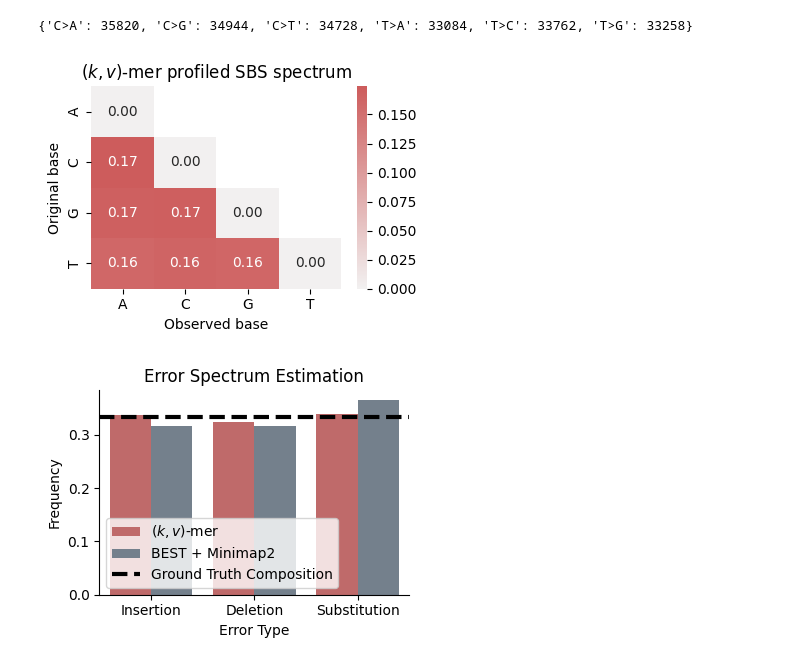
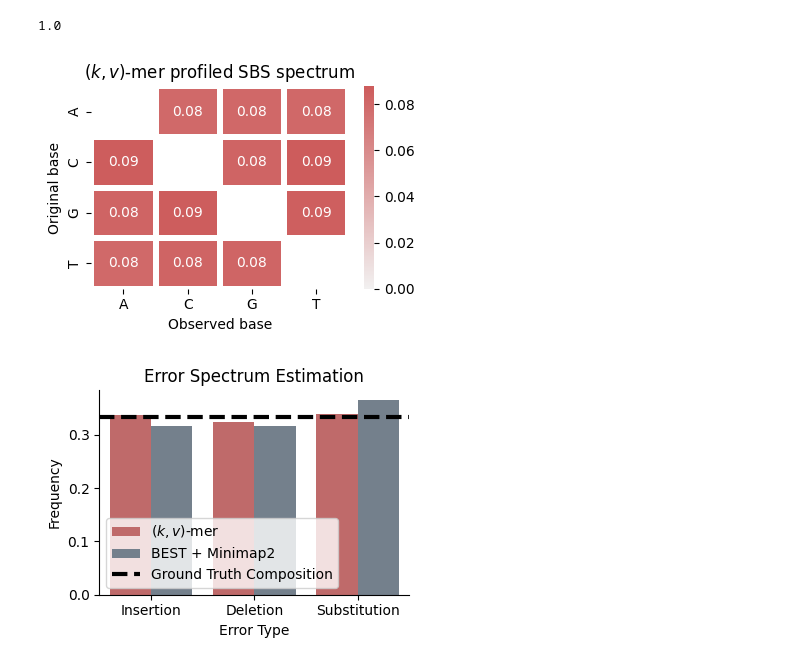
Before and after one commit to GZHoffie/skiver-test, a Jupyter notebook: experiments/error_spectrum/plot_results.ipynb, the cells around one changed output. Drawn from its saved outputs; the diff is of its cells as text; code cells hidden in the pictures.

Commit message:
Error spectrum and friends

```diff
--- a/experiments/error_spectrum/plot_results.ipynb
+++ b/experiments/error_spectrum/plot_results.ipynb
@@ -2,38 +2,34 @@
 import pandas as pd
 import numpy as np
 
-kvmer_spectrum = "../../output/coverage_dependence/Ecoli_K12_MG1655_depth_128_id_96_exp_1.csv"
-minimap_result = "../../output/coverage_dependence_map/Ecoli_K12_MG1655_depth_128_id_96.summary_identity_stats.csv"
+kvmer_spectrum = "../../output/error_spectrum/kvmer_output.csv"
+minimap_result = "../../output/error_spectrum/Ecoli_K12_MG1655_depth_128_id_96.summary_identity_stats.csv"
 
 kvmer_df = pd.read_csv(kvmer_spectrum)
 minimap_df = pd.read_csv(minimap_result)
 
+#cols = ["A", "C", "G", "T", "-"]
+cols = ["A", "C", "G", "T"]
+bases = ["A", "C", "G", "T"]
 
-def get_kvmer_sbs6_spectrum(df):
-    sbs = ["C>A", "C>G", "C>T", "T>A", "T>C", "T>G"]
-    bases = ["A", "C", "G", "T"]
-    reverse_complement = {"A": "T", "T": "A", "C": "G", "G": "C"}
 
-    spectrum = {s: 0 for s in sbs}
-    for s in sbs:
+
+spectrum_df = pd.read_csv(kvmer_spectrum)
+
+spectrum_matrix = np.zeros((4, 4))
+for from_base in cols:
+    for to_base in cols:
         for prev_base in bases:
             for next_base in bases:
-                for s in sbs:
-                    key = f"{prev_base}[{s}]{next_base}"
-                    spectrum[s] += df[key].item()
+                if from_base == to_base:
+                    continue
+                key = f"{prev_base}[{from_base}>{to_base}]{next_base}"
+                spectrum_matrix[cols.index(from_base), cols.index(to_base)] += spectrum_df[key].item()
 
-    print(spectrum)
+# Normalize
+spectrum_matrix /= spectrum_matrix.sum()
+print(spectrum_matrix.sum())
 
-    # Into a DataFrame for heatmap plotting
-    matrix = np.zeros((4, 4))
-    base_to_idx = {base: idx for idx, base in enumerate(bases)}
-    for s in sbs:
-        orig_base, sub_base = s.split(">")
-        matrix[base_to_idx[orig_base], base_to_idx[sub_base]] += spectrum[s]
-        matrix[base_to_idx[reverse_complement[orig_base]], base_to_idx[reverse_complement[sub_base]]] += spectrum[s]
-
-
-    return matrix
 
 def get_kvmer_error_type_spectrum(df):
     # insertion, deletion, substitution
@@ -46,40 +42,41 @@ def get_kvmer_error_type_spectrum(df):
         elif ">" in col:
             spectrum["Substitution"] += df[col].item()
 
     return spectrum
 
 def get_minimap_error_type_spectrum(df):
     spectrum = {"Insertion": 0, "Deletion": 0, "Substitution": 0}
     spectrum["Insertion"] += df["non_hp_ins_per_kbp"].sum()
     spectrum["Insertion"] += df["hp_ins_per_kbp"].sum()
     spectrum["Deletion"] += df["non_hp_del_per_kbp"].sum()
     spectrum["Deletion"] += df["hp_del_per_kbp"].sum()
     spectrum["Substitution"] += df["mismatches_per_kbp"].sum()
     return spectrum
 
-kvmer_sbs6_spectrum = get_kvmer_sbs6_spectrum(kvmer_df)
+
 kvmer_error_type_spectrum = get_kvmer_error_type_spectrum(kvmer_df)
 minimap_error_type_spectrum = get_minimap_error_type_spectrum(minimap_df)
 
 # Plot the heatmap of sbs6 spectrum
 import seaborn as sns
 import matplotlib.pyplot as plt
 
 plt.figure(figsize=(4, 3))
-mask_matrix = np.triu(kvmer_sbs6_spectrum)
-lower_triangle_sum = kvmer_sbs6_spectrum[mask_matrix == 0].sum()
-kvmer_sbs6_spectrum /= lower_triangle_sum
-sns.heatmap(kvmer_sbs6_spectrum, annot=True, fmt=".2f",
+mask_matrix = np.eye(4)
+# also mask the diagonal
+sns.heatmap(spectrum_matrix, annot=True, fmt=".2f",
             xticklabels=["A", "C", "G", "T"], yticklabels=["A", "C", "G", "T"],
+            linecolor="white", linewidth=3,
+            vmin=0,
             mask=mask_matrix, cmap=sns.light_palette("indianred", as_cmap=True))
 plt.title("$(k,v)$-mer profiled SBS spectrum")
 plt.ylabel("Original base")
 plt.xlabel("Observed base")
 plt.tight_layout()
 plt.savefig("../../figures/simulated_data_sbs_spectrum.pdf")
 # %% [output]
-{'C>A': 35820, 'C>G': 34944, 'C>T': 34728, 'T>A': 33084, 'T>C': 33762, 'T>G': 33258}
+1.0
-[figure, old version]
+[figure, new version]
 # %%
 # Plot error type spectra for both methods as bar plots
 
```
Also changed, not shown: parts of 5 cells of this notebook, 23 other files.
